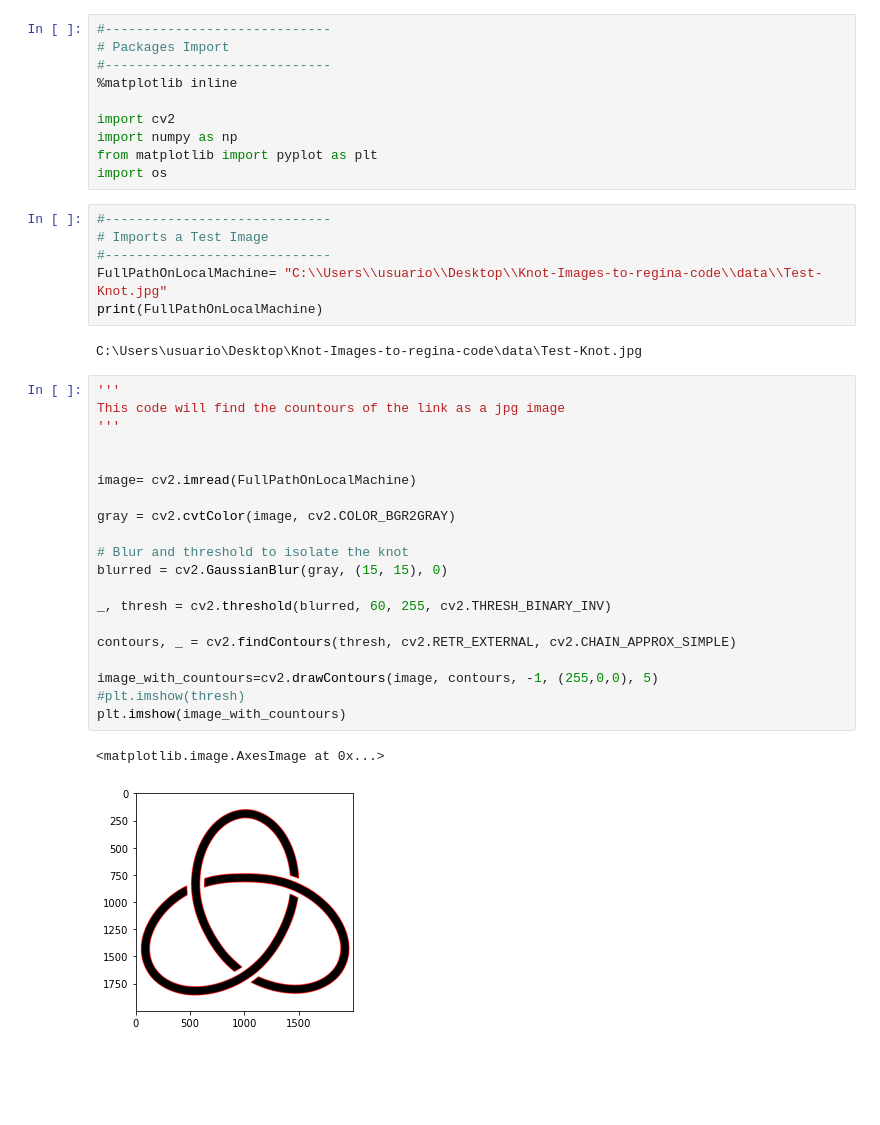
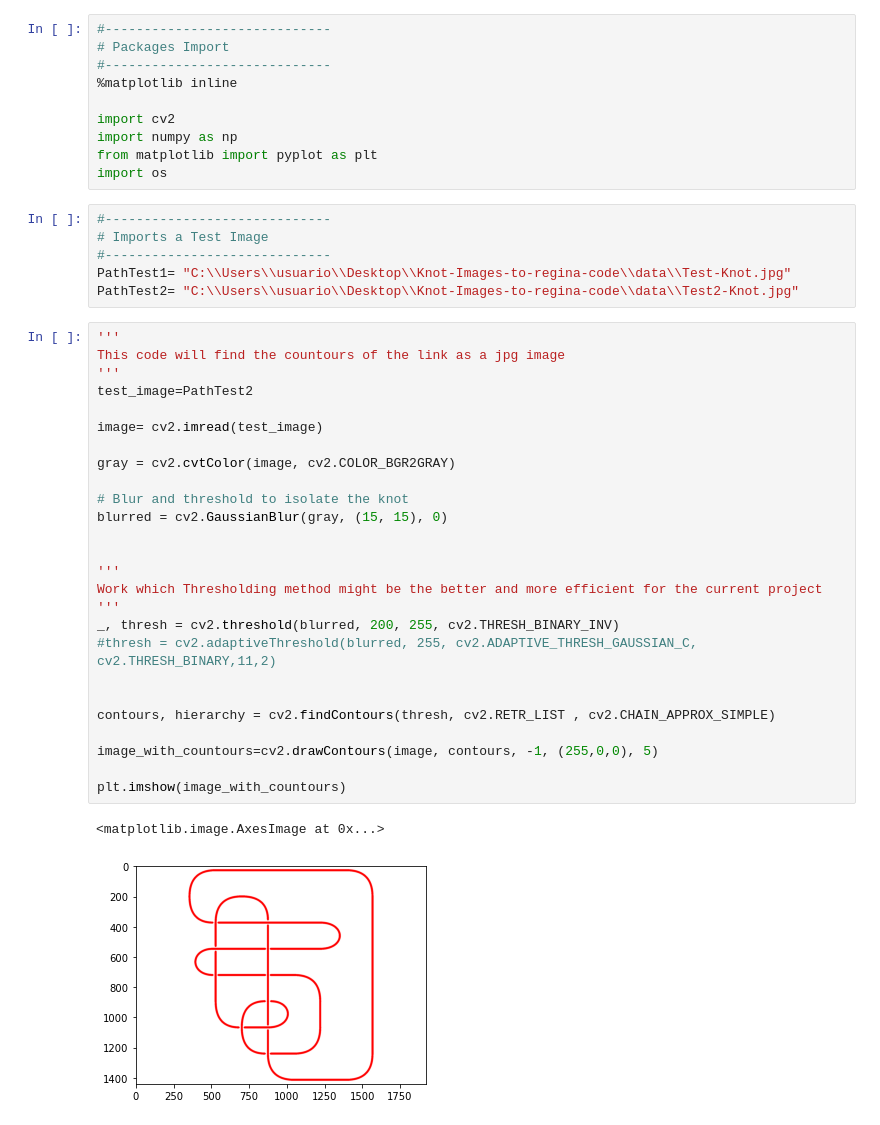
Before and after one commit to DanielBermudez00/Knot-Images-to-regina-code, a Jupyter notebook: scripts/Test-Funtions.ipynb, the cells around one changed output. Saved outputs shown, nothing was run; the diff lists cells and outputs as text; blank space fills up the shorter version.

Commit message:
New test example and small fixes

```diff
--- a/scripts/Test-Funtions.ipynb
+++ b/scripts/Test-Funtions.ipynb
@@ -12,33 +12,37 @@ import os
 #-----------------------------
 # Imports a Test Image
 #-----------------------------
-FullPathOnLocalMachine= "C:\\Users\\usuario\\Desktop\\Knot-Images-to-regina-code\\data\\Test-Knot.jpg"
-print(FullPathOnLocalMachine)
+PathTest1= "C:\\Users\\usuario\\Desktop\\Knot-Images-to-regina-code\\data\\Test-Knot.jpg"
+PathTest2= "C:\\Users\\usuario\\Desktop\\Knot-Images-to-regina-code\\data\\Test2-Knot.jpg"
-# %% [output]
-C:\Users\usuario\Desktop\Knot-Images-to-regina-code\data\Test-Knot.jpg
 # %%
 '''
 This code will find the countours of the link as a jpg image
 '''
+test_image=PathTest2
 
-
-image= cv2.imread(FullPathOnLocalMachine)
+image= cv2.imread(test_image)
 
 gray = cv2.cvtColor(image, cv2.COLOR_BGR2GRAY)
 
 # Blur and threshold to isolate the knot
 blurred = cv2.GaussianBlur(gray, (15, 15), 0)
 
-_, thresh = cv2.threshold(blurred, 60, 255, cv2.THRESH_BINARY_INV)
 
-contours, _ = cv2.findContours(thresh, cv2.RETR_EXTERNAL, cv2.CHAIN_APPROX_SIMPLE)
+'''
+Work which Thresholding method might be the better and more efficient for the current project
+'''
+_, thresh = cv2.threshold(blurred, 200, 255, cv2.THRESH_BINARY_INV)
+#thresh = cv2.adaptiveThreshold(blurred, 255, cv2.ADAPTIVE_THRESH_GAUSSIAN_C, cv2.THRESH_BINARY,11,2)
+
+
+contours, hierarchy = cv2.findContours(thresh, cv2.RETR_LIST , cv2.CHAIN_APPROX_SIMPLE)
 
 image_with_countours=cv2.drawContours(image, contours, -1, (255,0,0), 5)
-#plt.imshow(thresh)
+
 plt.imshow(image_with_countours)
 # %% [output]
 <matplotlib.image.AxesImage at 0x...>
-[figure, old version]
+[figure, new version]
 # %%
 '''
 This code makes rectangles along the Knot to process whether is an overcrossing or undercrossing
```
Also changed, not shown: parts of 1 cell of this notebook, 1 other file.
